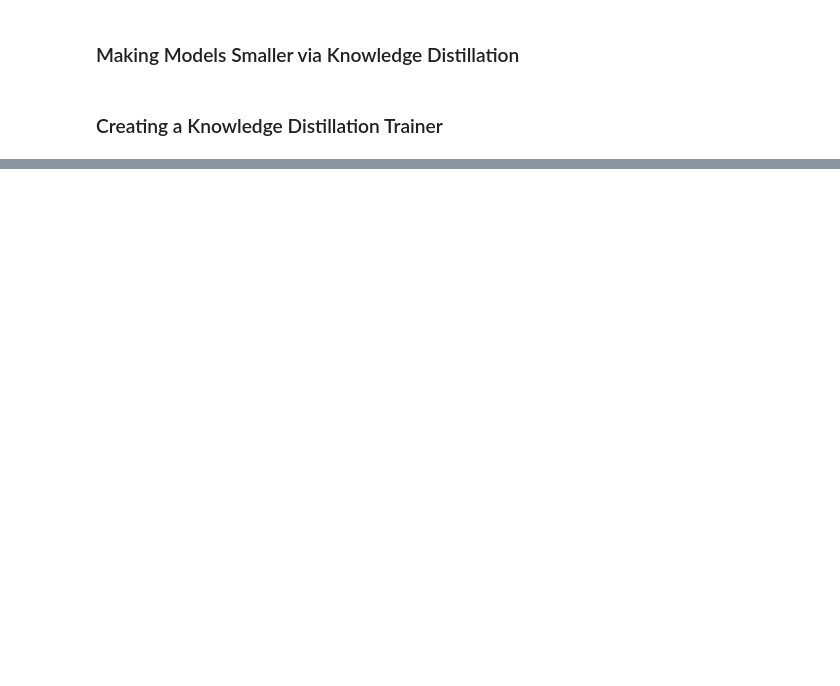
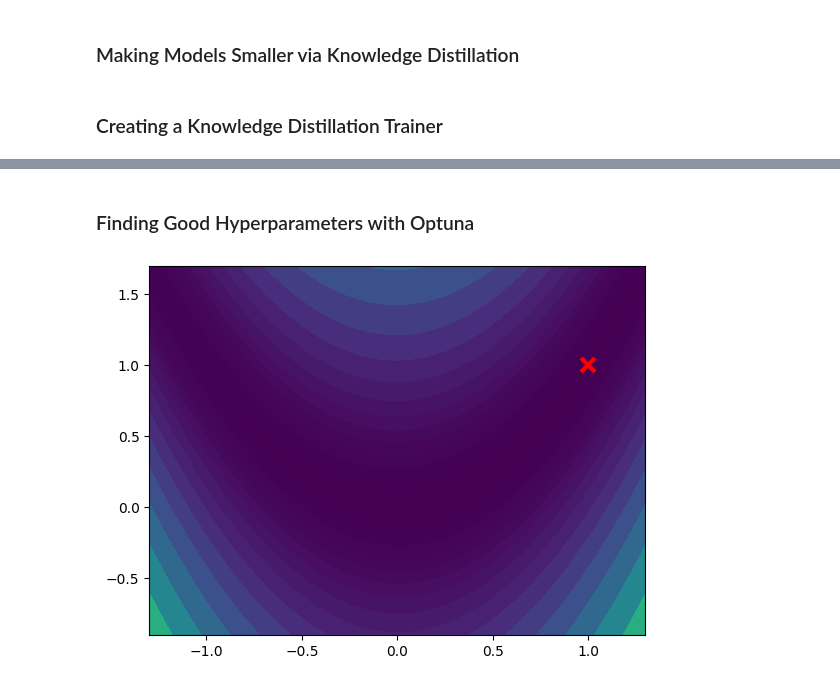
Before and after one commit to Mohamed-Ahmed-Abo-El-Enen/LargeLanguageModels, a Jupyter notebook: Chapter8.ipynb, the cells around one changed output, grey strips where cells are left out. Saved outputs shown, nothing was run; the diff lists cells and outputs as text; code cells hidden in the pictures; blank space fills up the shorter version.

```diff
--- a/Chapter8.ipynb
+++ b/Chapter8.ipynb
@@ -235,0 +394,24 @@ class DistillationTrainer(Trainer):
+# %% [markdown]
+### Finding Good Hyperparameters with Optuna
+# %%
+# alt A banana plot
+# Caption plot of the rosenbrock function of two variables
+# f = (1-x)^2 + 100*(y-x^2)^2
+
+import matplotlib.pyplot as plt
+import numpy as np
+
+def f(x, y):
+    return (1-x)**2 + 100*(y-x**2)**2
+
+X, Y = np.meshgrid(np.linspace(-2,2,250), np.linspace(-1,3,250))
+Z = f(X,Y)
+
+_, ax = plt.subplots()
+ax.plot([1], [1], 'x', mew=3, markersize=10, color="red")
+ax.contourf(X, Y, Z, np.logspace(-1,3,30), cmap="viridis", extend="both")
+ax.set_xlim(-1.3, 1.3)
+ax.set_ylim(-0.9, 1.7)
+plt.show()
+# %% [output]
+[figure, added]
```
Also changed, not shown: parts of 75 cells of this notebook, 10 other files.
